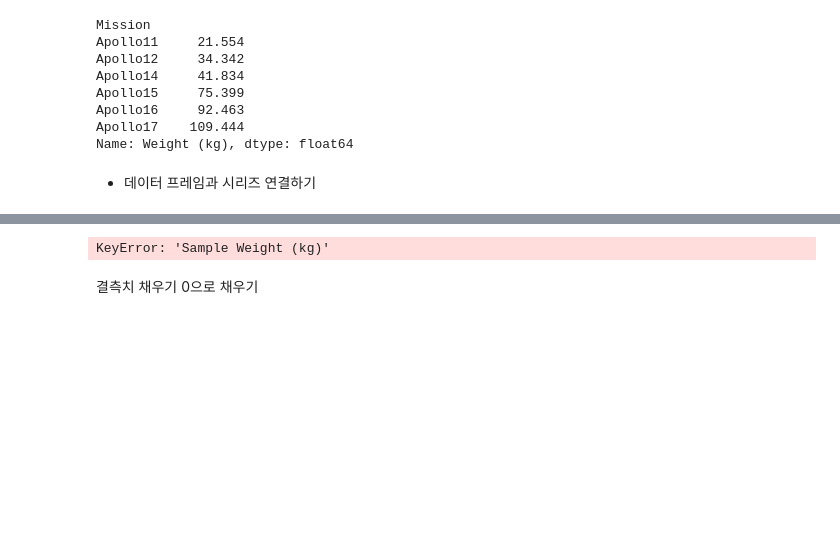
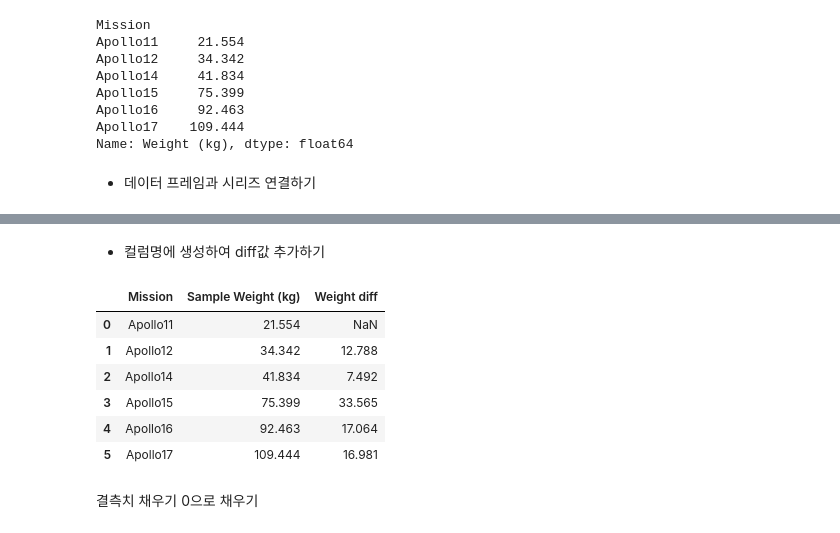
Before and after one commit to dongjoo12/github-demo, a Jupyter notebook: notebooks/overthemoon.ipynb, the cells around one changed output, grey strips where cells are left out. Cells and saved outputs as stored; diff of their text form; code cells hidden in the pictures; blank space fills up the shorter version.

```diff
--- a/notebooks/overthemoon.ipynb
+++ b/notebooks/overthemoon.ipynb
@@ -260,7 +272,15 @@ missions
+# %% [markdown]
+- 컬럼명에 생성하여 diff값 추가하기
 # %%
-missions['Sample diff']=missions['Sample Weight (kg)'].diff()
+missions['Weight diff']=missions['Sample Weight (kg)'].diff()
 missions
 # %% [output]
-KeyError: 'Sample Weight (kg)'
+|  | Mission | Sample Weight (kg) | Weight diff |
+| 0 | Apollo11 | 21.554 | NaN |
+| 1 | Apollo12 | 34.342 | 12.788 |
+| 2 | Apollo14 | 41.834 | 7.492 |
+| 3 | Apollo15 | 75.399 | 33.565 |
+| 4 | Apollo16 | 92.463 | 17.064 |
+| 5 | Apollo17 | 109.444 | 16.981 |
 # %% [markdown]
 결측치 채우기 0으로 채우기
```
Also changed, not shown: parts of 11 cells of this notebook.
